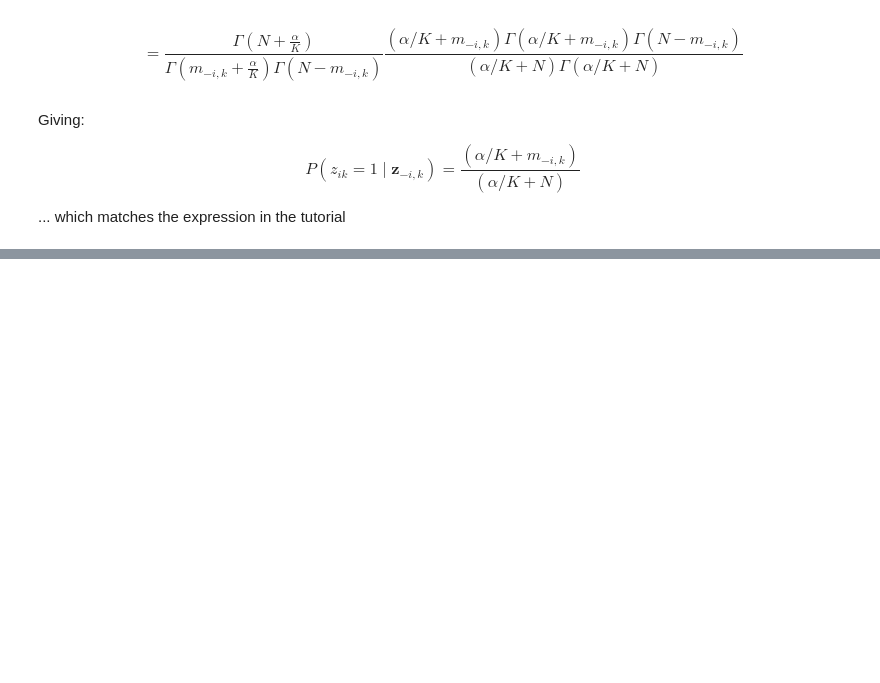
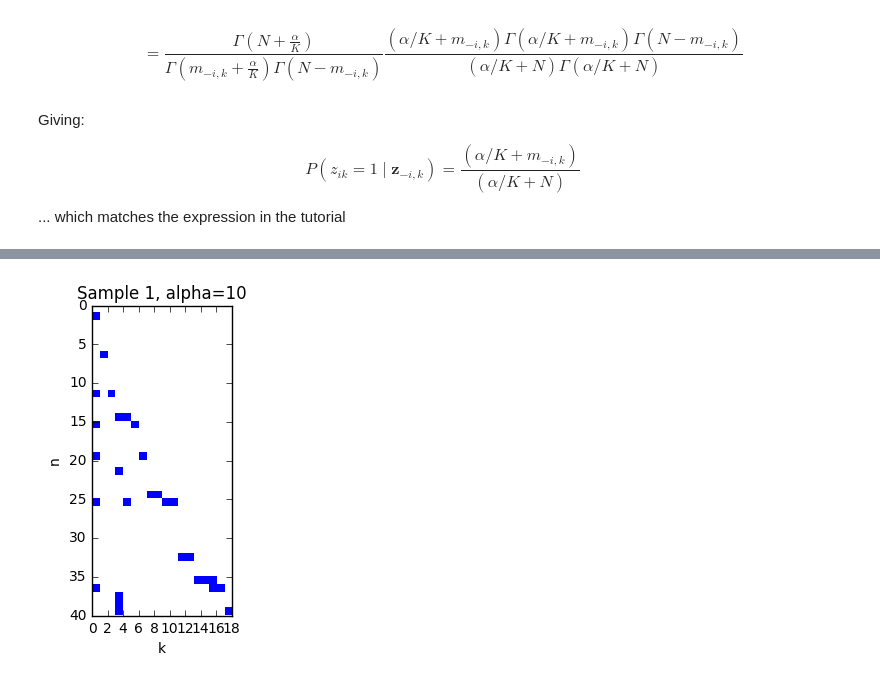
Before and after one commit to hughperkins/selfstudy-IBP, a Jupyter notebook: ibp_section3.ipynb, the cells around one changed output, grey strips where cells are left out. Drawn from its saved outputs; the diff is of its cells as text; code cells hidden in the pictures; blank space fills up the shorter version.

Commit message:
try drawing some actual concrete samples from IBP prior, via Gibbs

```diff
--- a/ibp_section3.ipynb
+++ b/ibp_section3.ipynb
@@ -2527,0 +2532,86 @@ $$
+# %%
+import numpy as np
+import matplotlib.pyplot as plt
+import math
+import random
+
+
+def plot_sample(sample, title=''):
+    N = sample.shape[0]
+    K_plus = sample.shape[1]
+    grid = np.zeros((N, K_plus, 3), dtype=np.float32)
+    grid.fill(1.0)
+    for n in range(N):
+        for k in range(K_plus):
+            if sample[n, k] == 1:
+                grid[n][k][0:2] = 0.0
+
+    plt.clf()
+    plt.imshow(grid, interpolation='nearest', extent=[0, K_plus, N, 0])
+    plt.xlabel('k')
+    plt.ylabel('n')
+    plt.title(title)
+    plt.show()
+
+def draw_samples(N=40, alpha=10, num_samples=1000):
+    samples = []
+    current_matrix = []   # use a Python list, since we'll be adding/removing columns.  the list is by column, k
+                          # (I know a Python list is an array/vector, not an actual linked list, but still seems easier to work
+                          #  with than eg a numpy array, in this case?)
+    m = []  # list of m_k values
+    random.seed(123)
+    for s in range(num_samples):
+        num_added = 0
+        num_removed = 0
+        for n in range(N):
+            k = 0
+            # handle existing features
+            while k < len(current_matrix):
+                m_minusi_k = m[k]
+                old_zik = current_matrix[k][n]
+                if old_zik == 1:
+                    m_minusi_k -= 1
+                if m_minusi_k > 0:
+                    prob_zik_one = m_minusi_k / N
+                    p = random.uniform(0, 1)
+                    if p <= prob_zik_one:
+                        new_zik = 1
+                    else:
+                        new_zik = 0
+                    if new_zik == 1 and old_zik == 0:
+                        m[k] += 1
+                        current_matrix[k][n] = new_zik
+                    elif new_zik == 0 and old_zik == 1:
+                        m[k] -= 1
+                        current_matrix[k][n] = new_zik
+                else:
+                    del m[k]
+                    del current_matrix[k]
+                    num_removed += 1
+                    k -= 1
+                k += 1
+            # add new features
+            num_new_features = np.random.poisson(alpha / N)
+            for j in range(num_new_features):
+                m.append(1)
+                new_col = np.zeros((N,), dtype=np.float32)
+                new_col[n] = 1
+                current_matrix.append(new_col)
+                num_added += 1
+        sample = np.zeros((N, len(m)), dtype=np.int8)
+        for k, column in enumerate(current_matrix):
+            for n, v in enumerate(column):
+                if v == 1:
+                    sample[n, k] = 1
+        samples.append(sample)
+#         print('it', s, 'added rows', num_added, 'removed rows', num_removed)
+        if (s + 1) % (num_samples // 10) == 0 or s == num_samples - 1:
+            plot_sample(sample, title='Sample %s, alpha=%s' % (s + 1, alpha))
+
+draw_samples(N=40, alpha=10, num_samples=10)
+draw_samples(N=40, alpha=10, num_samples=1000)
+
+draw_samples = None
+plot_sample = None
+# %% [output]
+[figure, added]
```
Also changed, not shown: parts of 2 cells of this notebook.
